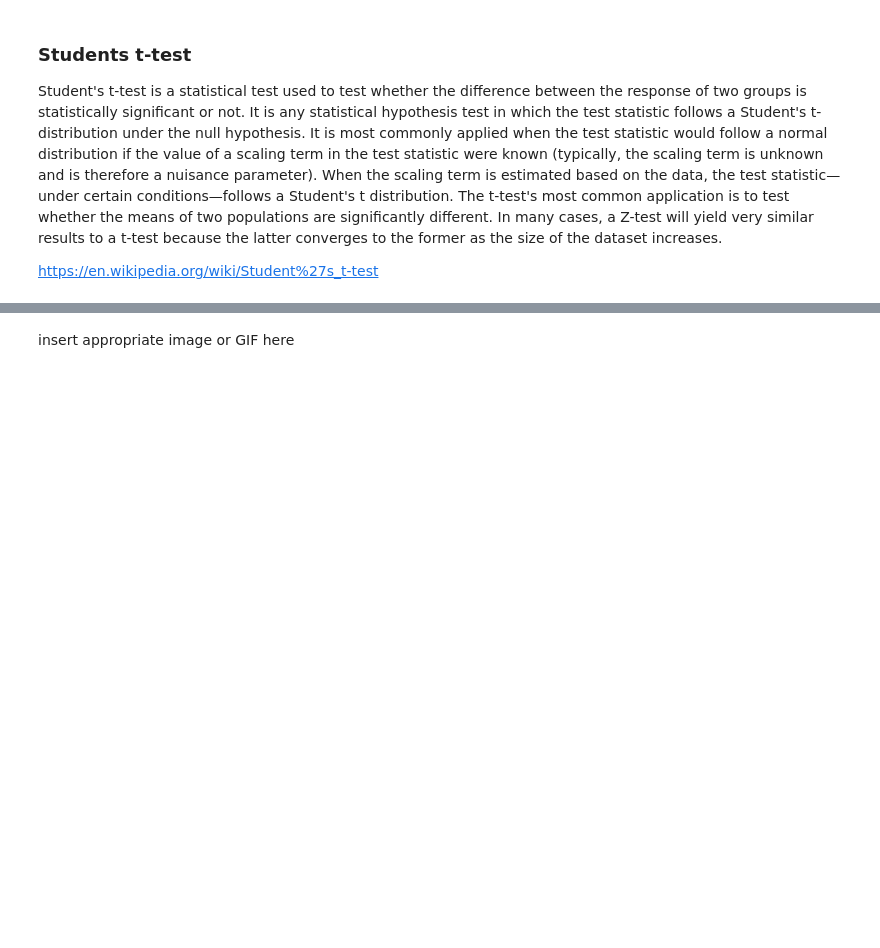
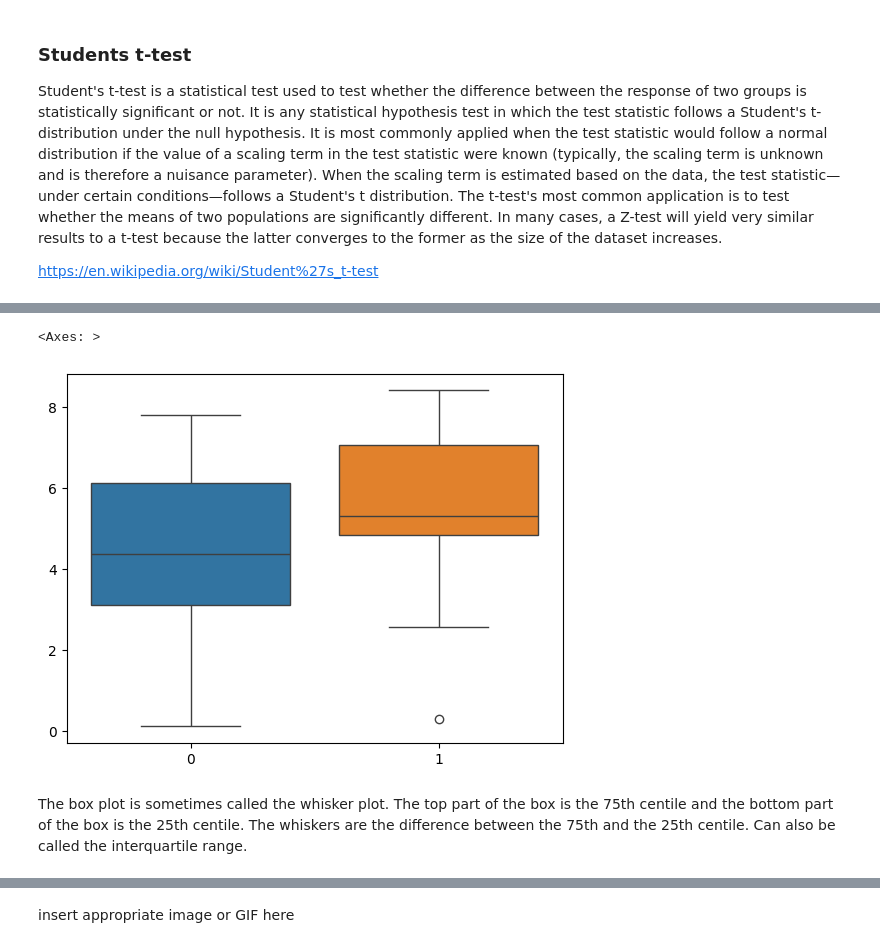
Before and after one commit to GraceMarySmyth/applied-statistics-assessment, a Jupyter notebook: problems.ipynb, the cells around one changed output, grey strips where cells are left out. Cells and saved outputs as stored; diff of their text form; code cells hidden in the pictures; blank space fills up the shorter version.

```diff
--- a/problems.ipynb
+++ b/problems.ipynb
@@ -1137,0 +1188,9 @@ https://en.wikipedia.org/wiki/Student%27s_t-test
+# %%
+# box plot to show summary statistics
+# https://seaborn.pydata.org/generated/seaborn.boxplot.html
+sns.boxplot(data=[group_a, group_b])
+# %% [output]
+<Axes: >
+[figure, added]
+# %% [markdown]
+The box plot is sometimes called the whisker plot. The top part of the box is the 75th centile and the bottom part of the box is the 25th centile. The whiskers are the difference between the 75th and the 25th centile. Can also be called the interquartile range.
```
Also changed, not shown: parts of 33 cells of this notebook, 1 other file.
